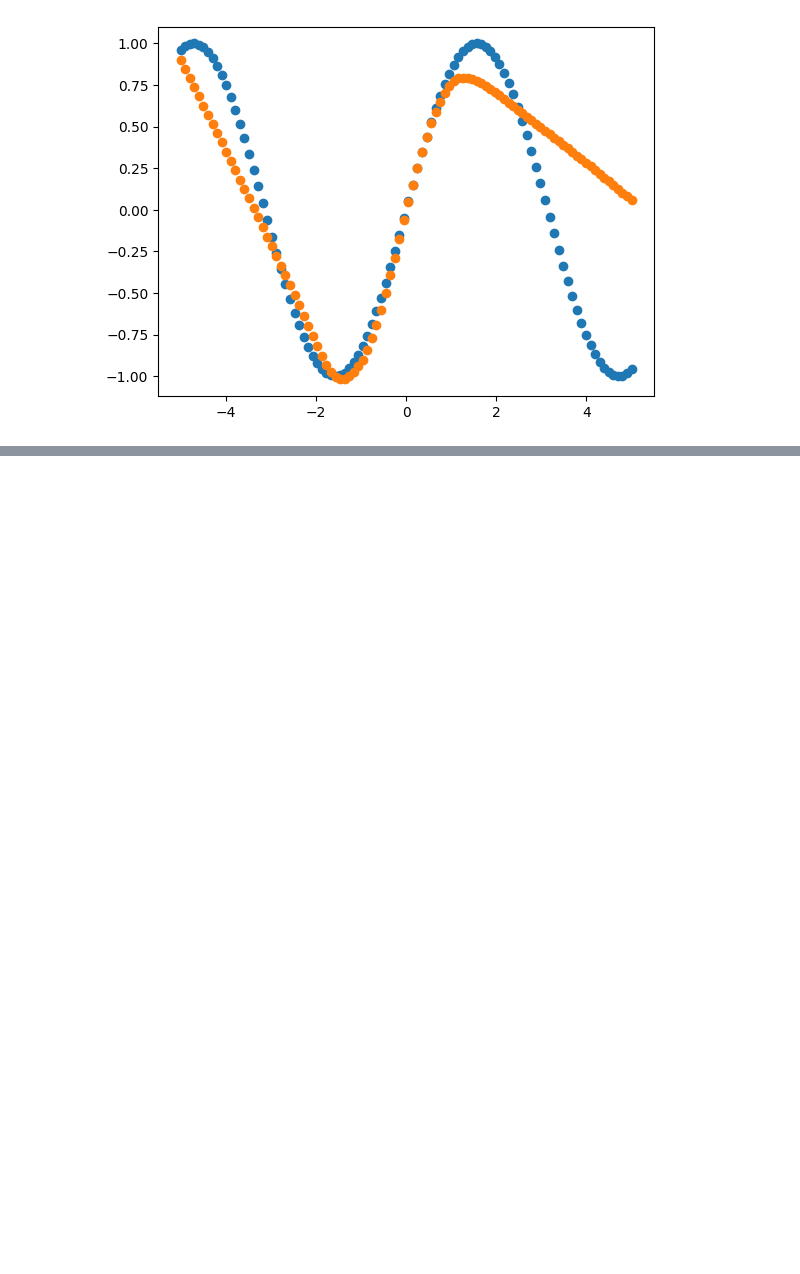
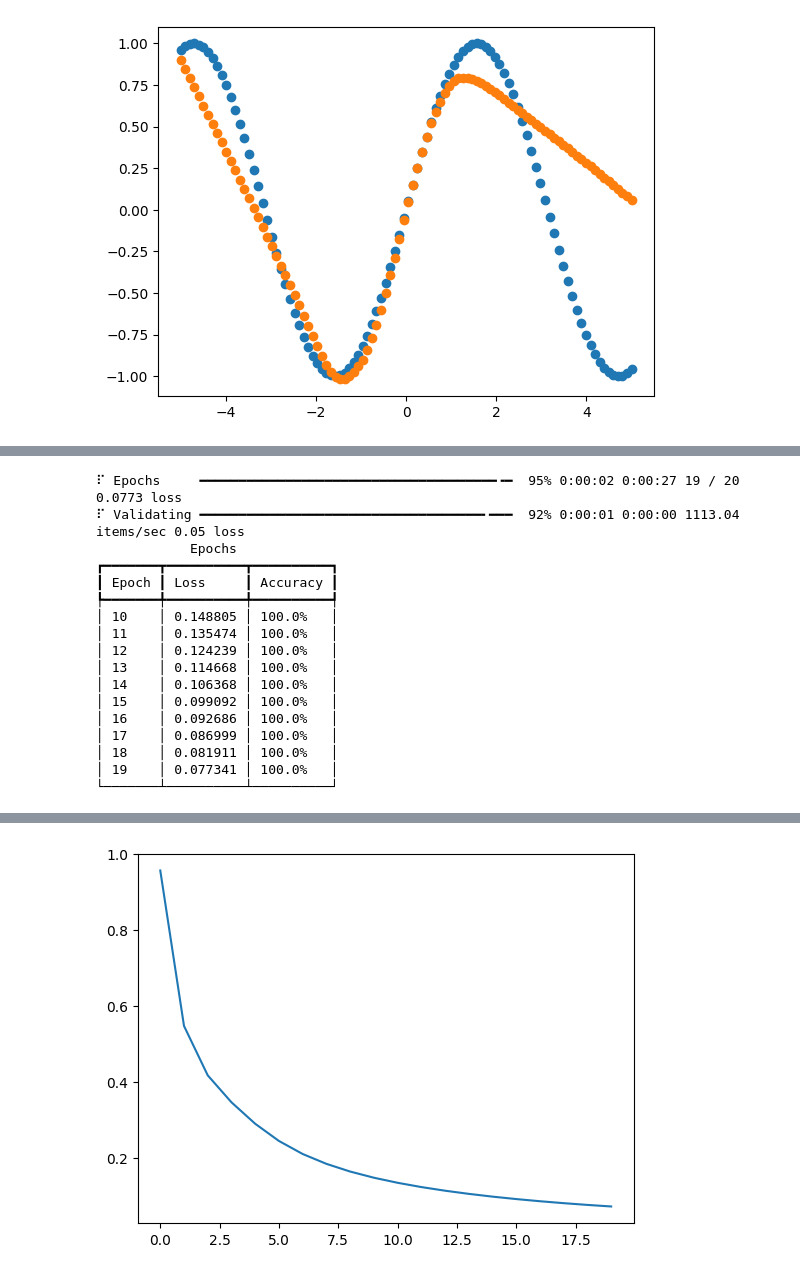
Before and after one commit to Daynil/neural-net-experiments, a Jupyter notebook: learning_neural_nets.ipynb, the cells around one changed output, grey strips where cells are left out. Cells and saved outputs as stored; diff of their text form; code cells hidden in the pictures; blank space fills up the shorter version.

Commit message:
one more dataset to basic neural nets, started on image

```diff
--- a/learning_neural_nets.ipynb
+++ b/learning_neural_nets.ipynb
@@ -130,0 +134,59 @@ mse: 0.20895297825336456
+# %%
+# Simple classification dataset with 2 colors dots in 2 circles
+circles = make_circles(n_samples=500, noise=0.026)
+# x, y coords
+circles_X = circles[0]
+# Labels
+circles_y = circles[1]
+
+# Already a 2d array, don't need to unsqueeze X
+X = torch.from_numpy(circles_X).type(torch.float)
+y = torch.from_numpy(circles_y).type(torch.float).unsqueeze(1)
+
+dataset = list(zip(X, y))
+
+# A simple model
+model = torch.nn.Sequential(
+    torch.nn.Linear(2, 1000),
+    torch.nn.ReLU(),
+    torch.nn.Linear(1000, 1)
+).to("cuda")
+
+epochs = 20
+
+optimizer = torch.optim.SGD(model.parameters(), lr=0.1)
+scheduler = None
+
+learner = learning.Learner(
+    data_loaders=learning.DataLoaders(
+        torch.utils.data.DataLoader(dataset, batch_size=10),
+        torch.utils.data.DataLoader(dataset, batch_size=10),
+        torch.utils.data.DataLoader(dataset, batch_size=10)
+    ),
+    model=model,
+    loss_function=torch.nn.BCEWithLogitsLoss(),
+    optimizer=optimizer,
+    scheduler=scheduler,
+    device="cuda"
+    # device="cpu"
+)
+learner.train_model(epochs)
+learner.plot_epoch_data()
+# %% [output]
+⠏ Epochs     ━━━━━━━━━━━━━━━━━━━━━━━━━━━━━━━━━━━━━━╺━  95% 0:00:02 0:00:27 19 / 20 0.0773 loss
+⠏ Validating ━━━━━━━━━━━━━━━━━━━━━━━━━━━━━━━━━━━━╸━━━  92% 0:00:01 0:00:00 1113.04 items/sec 0.05 loss
+            Epochs
+┏━━━━━━━┳━━━━━━━━━━┳━━━━━━━━━━┓
+┃ Epoch ┃ Loss     ┃ Accuracy ┃
+┡━━━━━━━╇━━━━━━━━━━╇━━━━━━━━━━┩
+│ 10    │ 0.148805 │ 100.0%   │
+│ 11    │ 0.135474 │ 100.0%   │
+│ 12    │ 0.124239 │ 100.0%   │
+│ 13    │ 0.114668 │ 100.0%   │
+│ 14    │ 0.106368 │ 100.0%   │
+│ 15    │ 0.099092 │ 100.0%   │
+│ 16    │ 0.092686 │ 100.0%   │
+│ 17    │ 0.086999 │ 100.0%   │
+│ 18    │ 0.081911 │ 100.0%   │
+│ 19    │ 0.077341 │ 100.0%   │
+└───────┴──────────┴──────────┘
@@ -130,0 +195 @@ mse: 0.20895297825336456
+[figure, added]
```
Also changed, not shown: parts of 11 cells of this notebook, 7 other files.
